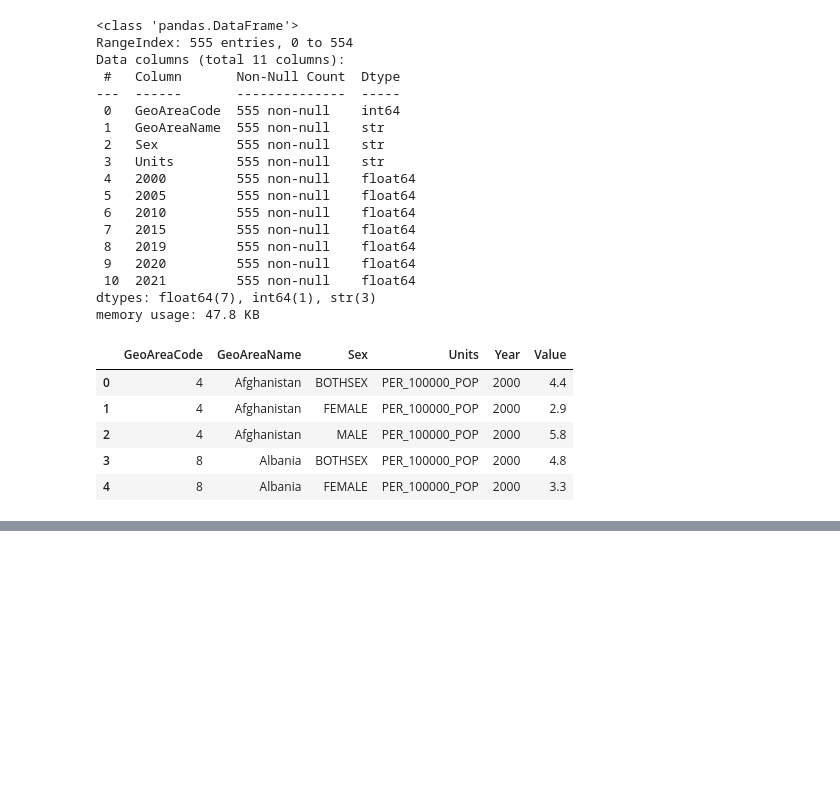
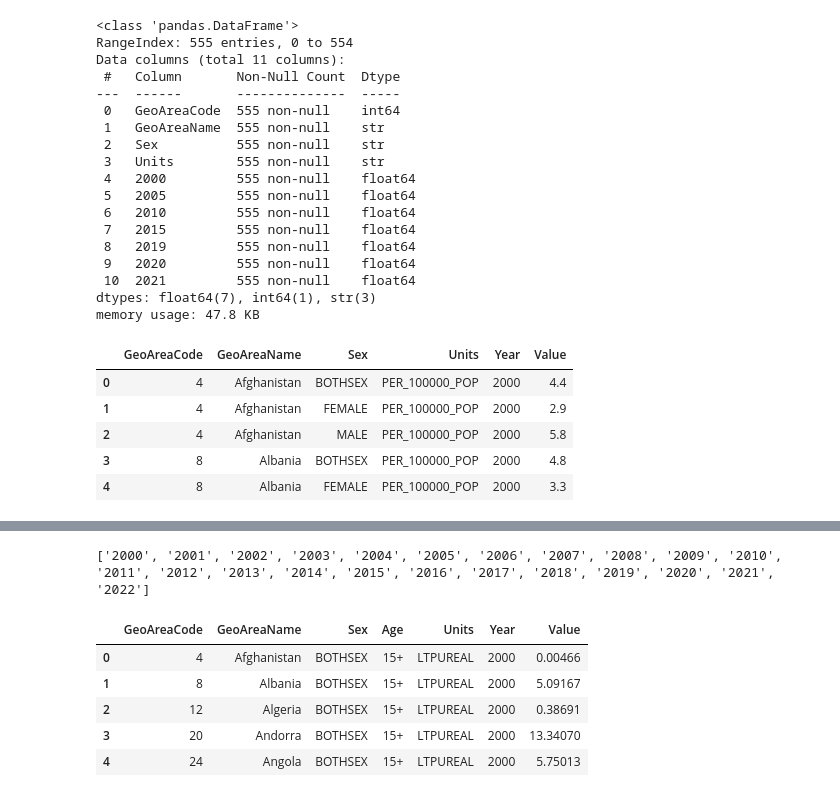
Before and after one commit to kgulbarg/SDG-Trends, a Jupyter notebook: clean.ipynb, the cells around one changed output, grey strips where cells are left out. Drawn from its saved outputs; the diff is of its cells as text; code cells hidden in the pictures; blank space fills up the shorter version.

```diff
--- a/clean.ipynb
+++ b/clean.ipynb
@@ -254,3 +254,6 @@ df_long.head()
 | 4 | 8 | Albania | FEMALE | PER_100000_POP | 2000 | 3.3 |
 # %%
 df_long.to_csv("suicide_rate.csv", index=False)
+# %%
+df = pd.read_excel("SH_ALC_CONSPT.xlsx")
+df.info()
@@ -256,0 +278,2 @@ df_long.to_csv("suicide_rate.csv", index=False)
+# %%
+df.drop(columns=["Goal", "Target", "Indicator", "SeriesCode", "SeriesDescription", "Observation Status", "Reporting Type"], inplace=True)
@@ -256,0 +300,21 @@ df_long.to_csv("suicide_rate.csv", index=False)
+# %%
+year_cols = [str(y) for y in range(2000, 2023)]
+print(year_cols)
+fixed_columns = ["GeoAreaCode", "GeoAreaName", "Sex", "Age","Units"]
+
+df_long = df.melt(
+    id_vars=fixed_columns,
+    value_vars=year_cols,
+    var_name="Year",
+    value_name="Value"
+)
+
+df_long.head()
+# %% [output]
+['2000', '2001', '2002', '2003', '2004', '2005', '2006', '2007', '2008', '2009', '2010', '2011', '2012', '2013', '2014', '2015', '2016', '2017', '2018', '2019', '2020', '2021', '2022']
+|  | GeoAreaCode | GeoAreaName | Sex | Age | Units | Year | Value |
+| 0 | 4 | Afghanistan | BOTHSEX | 15+ | LTPUREAL | 2000 | 0.00466 |
+| 1 | 8 | Albania | BOTHSEX | 15+ | LTPUREAL | 2000 | 5.09167 |
+| 2 | 12 | Algeria | BOTHSEX | 15+ | LTPUREAL | 2000 | 0.38691 |
+| 3 | 20 | Andorra | BOTHSEX | 15+ | LTPUREAL | 2000 | 13.34070 |
+| 4 | 24 | Angola | BOTHSEX | 15+ | LTPUREAL | 2000 | 5.75013 |
```
Also changed, not shown: parts of 4 cells of this notebook, 1 other file.
